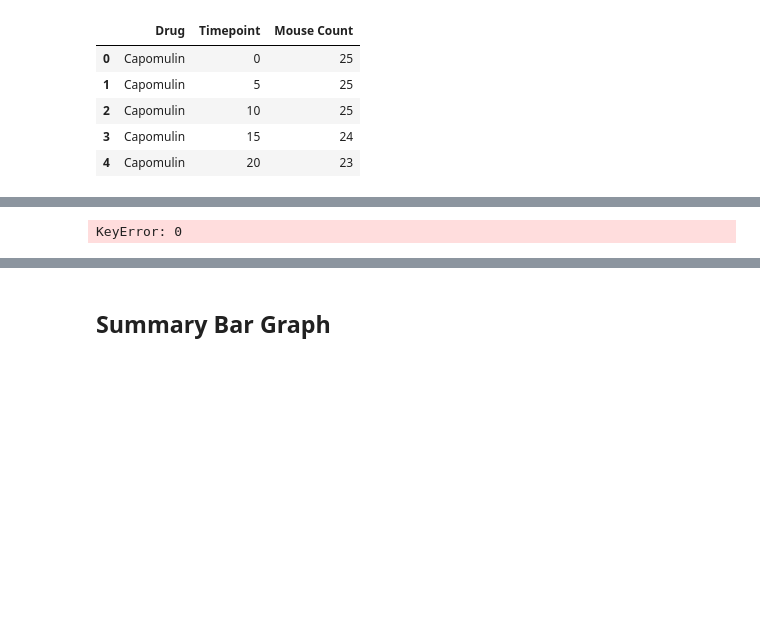
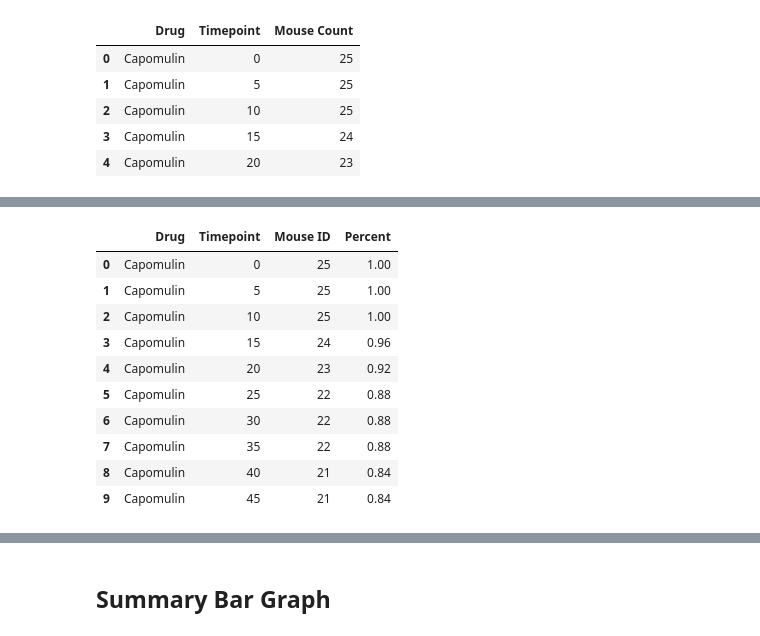
Before and after one commit to RChloe/matplotlib-challenge, a Jupyter notebook: Pymaceuticals/Homework 5.ipynb, the cells around one changed output, grey strips where cells are left out. Drawn from its saved outputs; the diff is of its cells as text; code cells hidden in the pictures; blank space fills up the shorter version.

```diff
--- a/Pymaceuticals/Homework 5.ipynb
+++ b/Pymaceuticals/Homework 5.ipynb
@@ -344,13 +393,24 @@ mice.head()
 # %%
 # Minor Data Munging to Re-Format the Data Frames
 mouse_dict={}
 for drug in drugs:
     mouse_dict[drug]=mice.loc[mice['Drug']==drug]
+    #mouse_dict[drug].append(mouse_percent)
 #mouse_dict[drugs[0]]
-mouse_dict[0]
+mouse_dict[drugs[0]]
 # Preview the Data Frame
 # %% [output]
-KeyError: 0
+|  | Drug | Timepoint | Mouse ID | Percent |
+| 0 | Capomulin | 0 | 25 | 1.00 |
+| 1 | Capomulin | 5 | 25 | 1.00 |
+| 2 | Capomulin | 10 | 25 | 1.00 |
+| 3 | Capomulin | 15 | 24 | 0.96 |
+| 4 | Capomulin | 20 | 23 | 0.92 |
+| 5 | Capomulin | 25 | 22 | 0.88 |
+| 6 | Capomulin | 30 | 22 | 0.88 |
+| 7 | Capomulin | 35 | 22 | 0.88 |
+| 8 | Capomulin | 40 | 21 | 0.84 |
+| 9 | Capomulin | 45 | 21 | 0.84 |
 # %%
 # %% [output]
 | Drug | Capomulin | Ceftamin | Infubinol | Ketapril | Naftisol | Placebo | Propriva | Ramicane | Stelasyn | ... |
```
Also changed, not shown: parts of 7 cells of this notebook.
